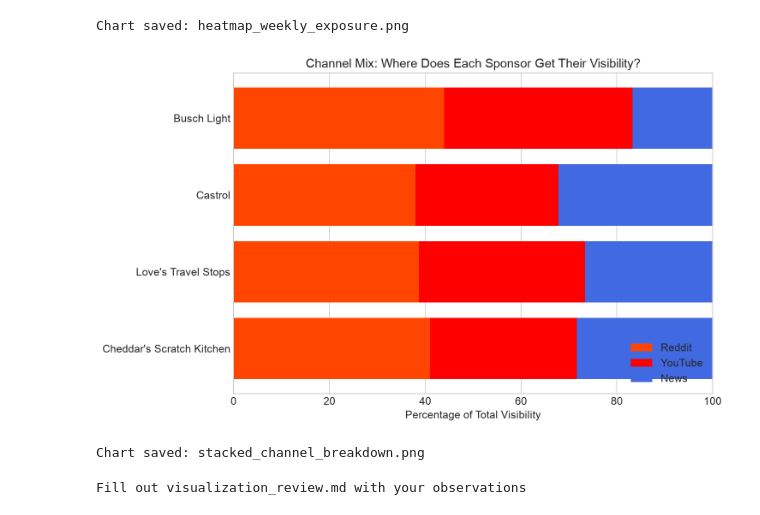
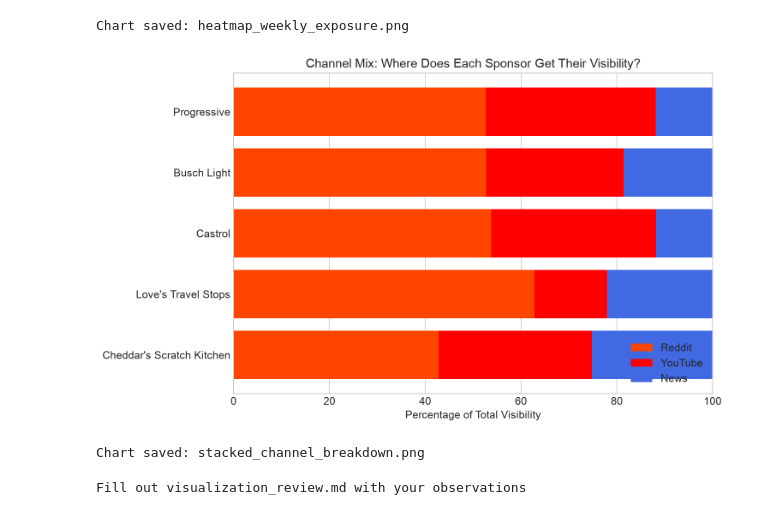
Before and after one commit to lloyd-todaro/NASCAR-Externship, a Jupyter notebook: code/data_visualization.ipynb, the cells around one changed output. Drawn from its saved outputs; the diff is of its cells as text; code cells hidden in the pictures.

Commit message:
fixed plot which shows what types of media contribute to each sponsor

```diff
--- a/code/data_visualization.ipynb
+++ b/code/data_visualization.ipynb
@@ -384,13 +384,19 @@ channel_breakdown = df[df['primary_sponsor'] != 'Other/Unknown'].groupby('primar
     'news_total_mentions': 'sum'
 })
 
-yt = channel_breakdown['youtube_total_view_count']
-channel_breakdown['YouTube_Scaled'] = (yt - yt.max()) / (yt.min() - yt.max())
-reddit = channel_breakdown['reddit_mention_count']
-channel_breakdown['Reddit_Scaled'] = (reddit-reddit.max())/(reddit.min()-reddit.max())
-news = channel_breakdown['news_total_mentions']
-channel_breakdown['News_Scaled'] = (news-news.max())/(news.min()-news.max())
-w_reddit, w_news, w_youtube = abs(pca.components_[0][0]), abs(pca.components_[0][1]), abs(pca.components_[0][2])
+w_reddit = abs(pca.components_[0][0]) * m.sqrt(222/223)
+w_youtube = abs(pca.components_[0][2]) * m.sqrt(137/223)
+w_news = abs(pca.components_[0][1]) * m.sqrt(36/223)
+
+# Each sponsor's share of that channel's total pool (unit-free, sums to 1
+# across sponsors per channel). Min-max scaling zeroed out whichever sponsor
+# was the max on a channel — broke Progressive entirely since it was the max
+# on all three at once. Raw sums fixed that but let YouTube's much larger
+# raw units (hundreds of thousands vs. tens/single digits) swamp every bar.
+# Share-of-pool avoids both: never zero for the max, and comparable in scale.
+channel_breakdown['Reddit_Scaled'] = channel_breakdown['reddit_mention_count'] / channel_breakdown['reddit_mention_count'].sum()
+channel_breakdown['YouTube_Scaled'] = channel_breakdown['youtube_total_view_count'] / channel_breakdown['youtube_total_view_count'].sum()
+channel_breakdown['News_Scaled'] = channel_breakdown['news_total_mentions'] / channel_breakdown['news_total_mentions'].sum()
 
 channel_breakdown['Reddit_Weighted'] = channel_breakdown['Reddit_Scaled'] * w_reddit
 channel_breakdown['YouTube_Weighted'] = channel_breakdown['YouTube_Scaled'] * w_youtube
@@ -400,34 +406,34 @@ total = channel_breakdown['Reddit_Weighted'] + channel_breakdown['YouTube_Weight
 channel_breakdown['Reddit_Pct'] = channel_breakdown['Reddit_Weighted'] / total * 100
 channel_breakdown['YouTube_Pct'] = channel_breakdown['YouTube_Weighted'] / total * 100
 channel_breakdown['News_Pct'] = channel_breakdown['News_Weighted'] / total * 100
 
 # Sort by total
 channel_breakdown = channel_breakdown.sort_values('reddit_mention_count', ascending=True)
 
 # Create stacked bar chart
 fig, ax = plt.subplots(figsize=(10, 6))
 
 sponsors = channel_breakdown.index
 
 ax.barh(sponsors, channel_breakdown['Reddit_Pct'], label='Reddit', color='#FF4500')
 ax.barh(sponsors, channel_breakdown['YouTube_Pct'],
         left=channel_breakdown['Reddit_Pct'], label='YouTube', color='#FF0000')
 ax.barh(sponsors, channel_breakdown['News_Pct'],
         left=channel_breakdown['Reddit_Pct'] + channel_breakdown['YouTube_Pct'],
         label='News', color='#4169E1')
 
 ax.set_xlabel('Percentage of Total Visibility', fontsize=12)
 ax.set_title('Channel Mix: Where Does Each Sponsor Get Their Visibility?', fontsize=14)
 ax.legend(loc='lower right')
 ax.set_xlim(0, 100)
 
 plt.tight_layout()
 plt.savefig('data/plots/stacked_channel_breakdown.png', dpi=150)
 plt.show()
 
 print("Chart saved: stacked_channel_breakdown.png")
 # %% [output]
-[figure, old version]
+[figure, new version]
 Chart saved: stacked_channel_breakdown.png
 # %%
 # Create a findings summary template
```
Also changed, not shown: 1 other file.
